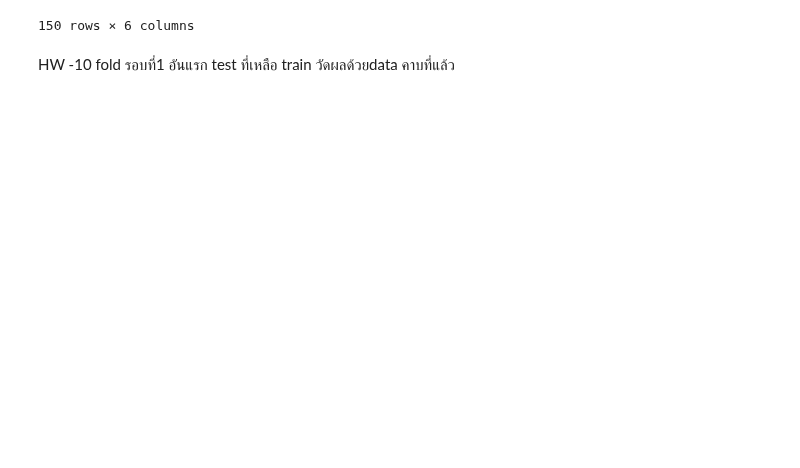
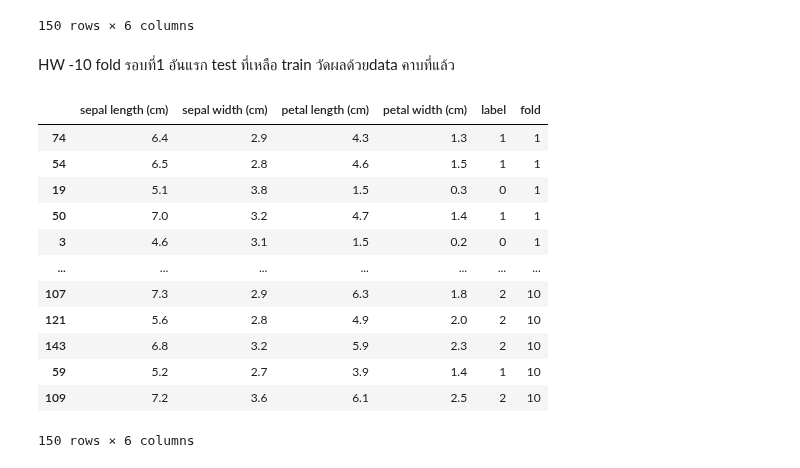
Before and after one commit to sucheerarighthere/bsc_dpdm22, a Jupyter notebook: Performace_Evaluation.ipynb, the cells around one changed output. Drawn from its saved outputs; the diff is of its cells as text; code cells hidden in the pictures; blank space fills up the shorter version.

```diff
--- a/Performace_Evaluation.ipynb
+++ b/Performace_Evaluation.ipynb
@@ -216,3 +216,19 @@ shuffle
 150 rows × 6 columns
 # %% [markdown]
 HW -10 fold รอบที่1 อันแรก test ที่เหลือ train วัดผลด้วยdata คาบที่แล้ว
+# %%
+shuffle.sort_values('fold')
+# %% [output]
+|  | sepal length (cm) | sepal width (cm) | petal length (cm) | petal width (cm) | label | fold |
+| 74 | 6.4 | 2.9 | 4.3 | 1.3 | 1 | 1 |
+| 54 | 6.5 | 2.8 | 4.6 | 1.5 | 1 | 1 |
+| 19 | 5.1 | 3.8 | 1.5 | 0.3 | 0 | 1 |
+| 50 | 7.0 | 3.2 | 4.7 | 1.4 | 1 | 1 |
+| 3 | 4.6 | 3.1 | 1.5 | 0.2 | 0 | 1 |
+| ... | ... | ... | ... | ... | ... | ... |
+| 107 | 7.3 | 2.9 | 6.3 | 1.8 | 2 | 10 |
+| 121 | 5.6 | 2.8 | 4.9 | 2.0 | 2 | 10 |
+| 143 | 6.8 | 3.2 | 5.9 | 2.3 | 2 | 10 |
+| 59 | 5.2 | 2.7 | 3.9 | 1.4 | 1 | 10 |
+| 109 | 7.2 | 3.6 | 6.1 | 2.5 | 2 | 10 |
+150 rows × 6 columns
```
Also changed, not shown: parts of 6 cells of this notebook.
